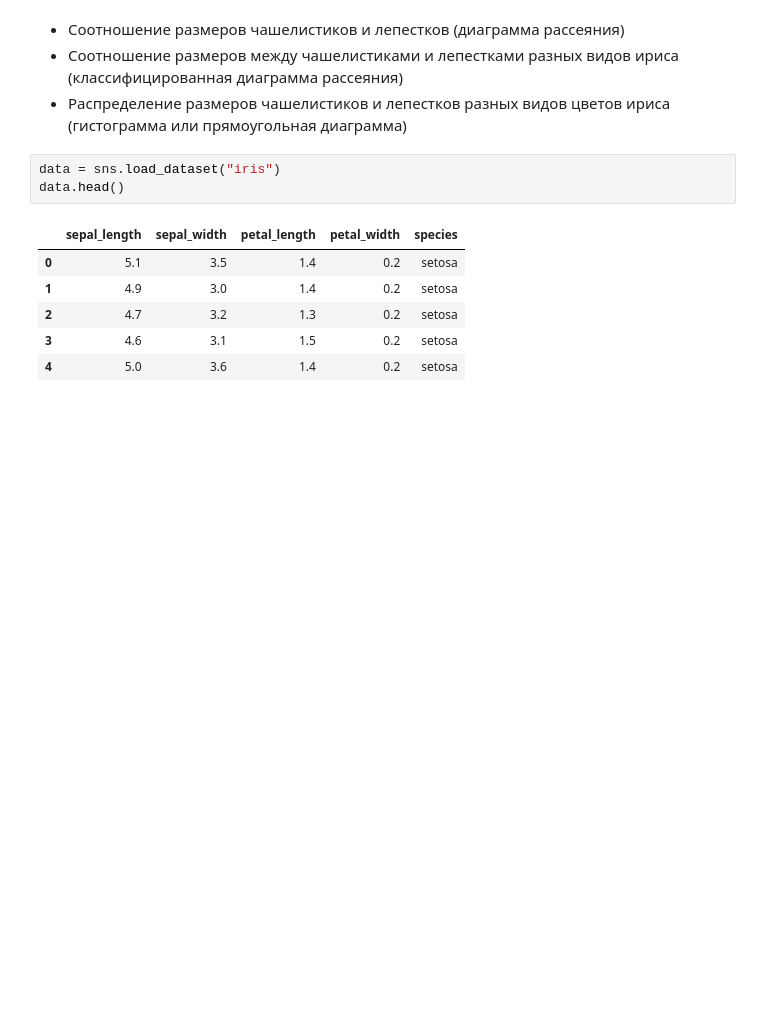
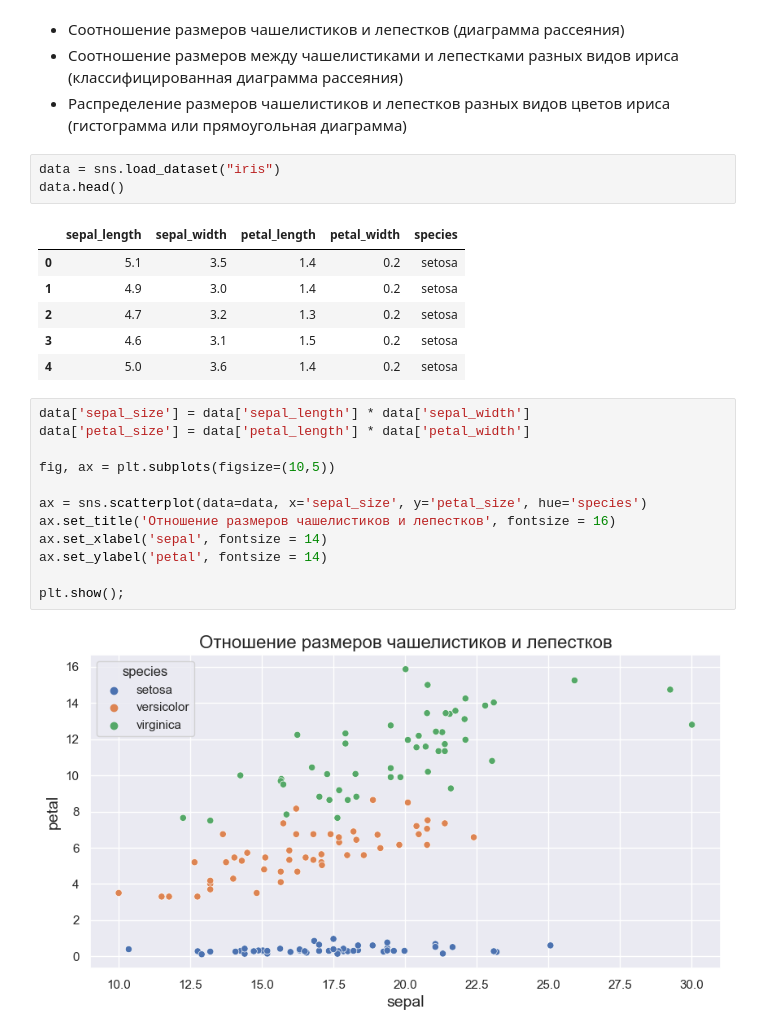
Before and after one commit to GridasovAlex/python_visualization, a Jupyter notebook: practice.ipynb, the cells around one changed output. Saved outputs shown, nothing was run; the diff lists cells and outputs as text; blank space fills up the shorter version.

```diff
--- a/practice.ipynb
+++ b/practice.ipynb
@@ -71,3 +71,17 @@ data.head()
 | 2 | 4.7 | 3.2 | 1.3 | 0.2 | setosa |
 | 3 | 4.6 | 3.1 | 1.5 | 0.2 | setosa |
 | 4 | 5.0 | 3.6 | 1.4 | 0.2 | setosa |
+# %%
+data['sepal_size'] = data['sepal_length'] * data['sepal_width']
+data['petal_size'] = data['petal_length'] * data['petal_width']
+
+fig, ax = plt.subplots(figsize=(10,5))
+
+ax = sns.scatterplot(data=data, x='sepal_size', y='petal_size', hue='species')
+ax.set_title('Отношение размеров чашелистиков и лепестков', fontsize = 16)
+ax.set_xlabel('sepal', fontsize = 14)
+ax.set_ylabel('petal', fontsize = 14)
+
+plt.show();
+# %% [output]
+[figure, added]
```
Also changed, not shown: parts of 2 cells of this notebook.
